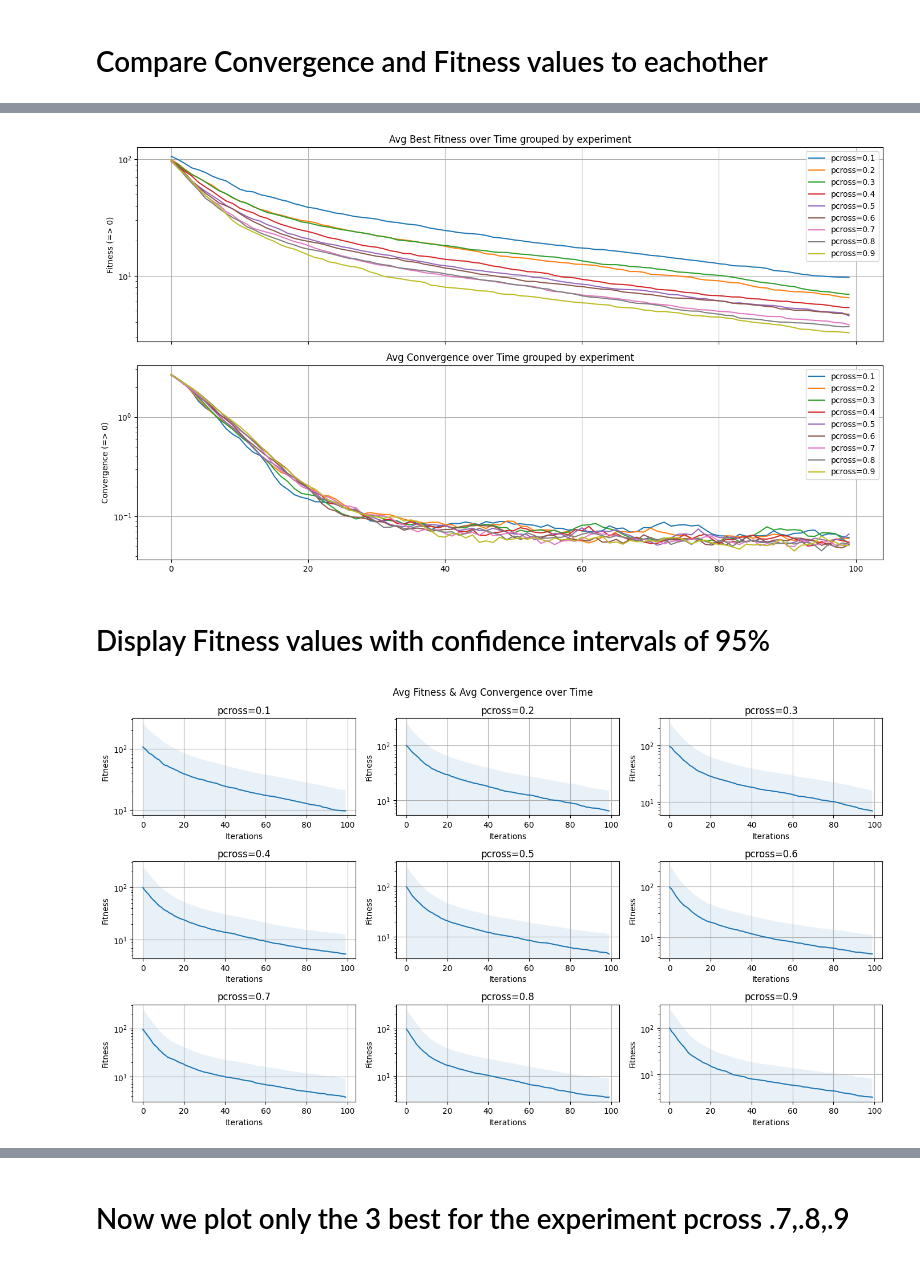
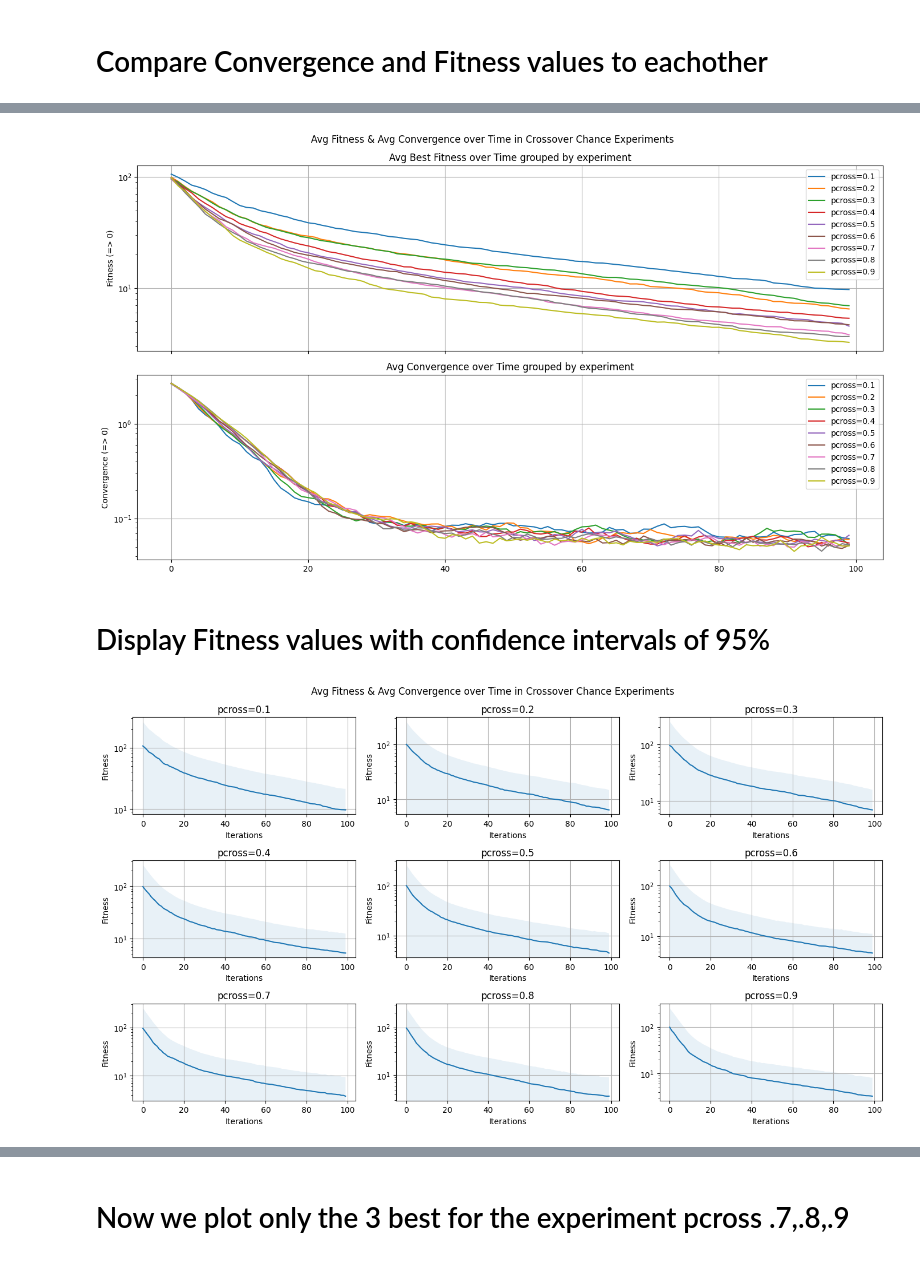
Before and after one commit to sebi-stewart/BioComputing-CSC3431-25-26-Assignment1, a Jupyter notebook: GA_Analysis.ipynb, the cells around one changed output, grey strips where cells are left out. Drawn from its saved outputs; the diff is of its cells as text; code cells hidden in the pictures.

```diff
--- a/GA_Analysis.ipynb
+++ b/GA_Analysis.ipynb
@@ -50,39 +59,40 @@ Axes(0.672059,0.11;0.227941x0.226471) pcross=0.9
 # %%
 fig, (ax1, ax2) = plt.subplots(2, 1, figsize=(14, 8), sharex=True)
+fig.suptitle("Avg Fitness & Avg Convergence over Time in Crossover Chance Experiments")
 
 for experiment in pcross_df['ExperimentName'].drop_duplicates():
     df_filtered = pcross_df[pcross_df['ExperimentName'] == experiment]
     iterations = df_filtered['It']
     avg_best_fitness = df_filtered['AveBestFitness']
     avg_convergence = df_filtered['AvgConvergence']
 
     # Plot fitness
     ax1.plot(iterations, avg_best_fitness, label=experiment)
     # Plot convergence
     ax2.plot(iterations, avg_convergence, label=experiment)
 
 # Layout adjustments
 ax1.set_ylabel('Fitness (=> 0)')
 ax1.set_title('Avg Best Fitness over Time grouped by experiment')
 ax1.legend()
 ax1.grid(True)
 ax1.set_yscale('log')
 
 ax2.set_ylabel('Convergence (=> 0)')
 ax2.set_title('Avg Convergence over Time grouped by experiment')
 ax2.legend()
 ax2.grid(True)
 ax2.set_yscale('log')
 
 fig.tight_layout()
 plt.show()
 # %% [output]
-[figure, old version]
+[figure, new version]
 # %% [markdown]
 # Display Fitness values with confidence intervals of 95%
 # %%
 fig, axs = plt.subplots(3, 3, figsize=(14, 8))
-fig.suptitle("Avg Fitness & Avg Convergence over Time")
+fig.suptitle("Avg Fitness & Avg Convergence over Time in Crossover Chance Experiments")
 
 for ax, experiment in zip(axs.flat, pcross_df['ExperimentName'].drop_duplicates()):
     ax.set_title(experiment)
@@ -104,6 +114,6 @@ for ax, experiment in zip(axs.flat, pcross_df['ExperimentName'].drop_duplicates(
 fig.tight_layout()
 plt.show()
 # %% [output]
-[figure, old version]
+[figure, new version]
 # %%
 fig, ax = plt.subplots(1, 1, figsize=(14, 8))
```
Also changed, not shown: parts of 20 cells of this notebook, 6 other files.
